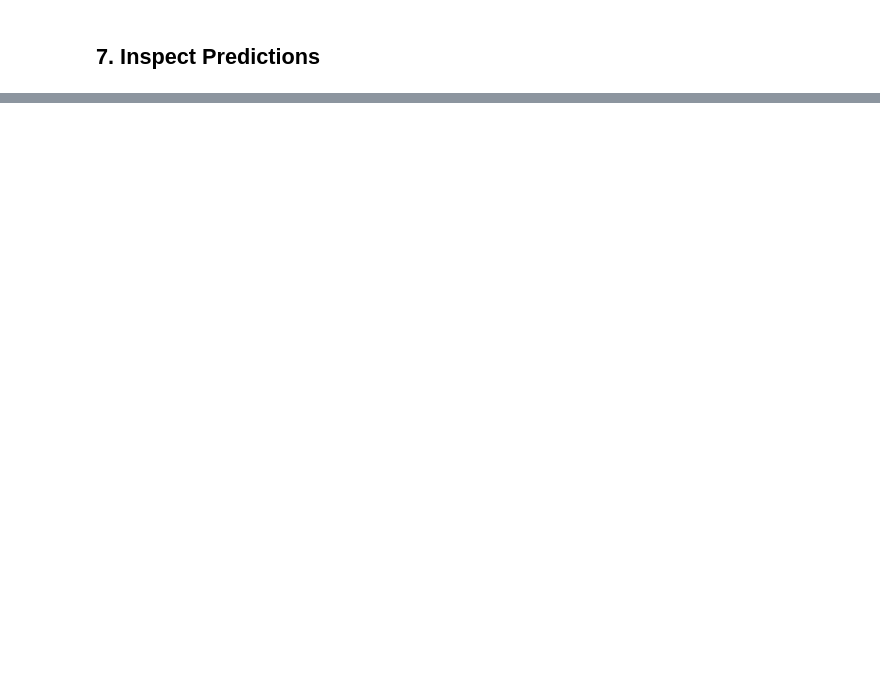
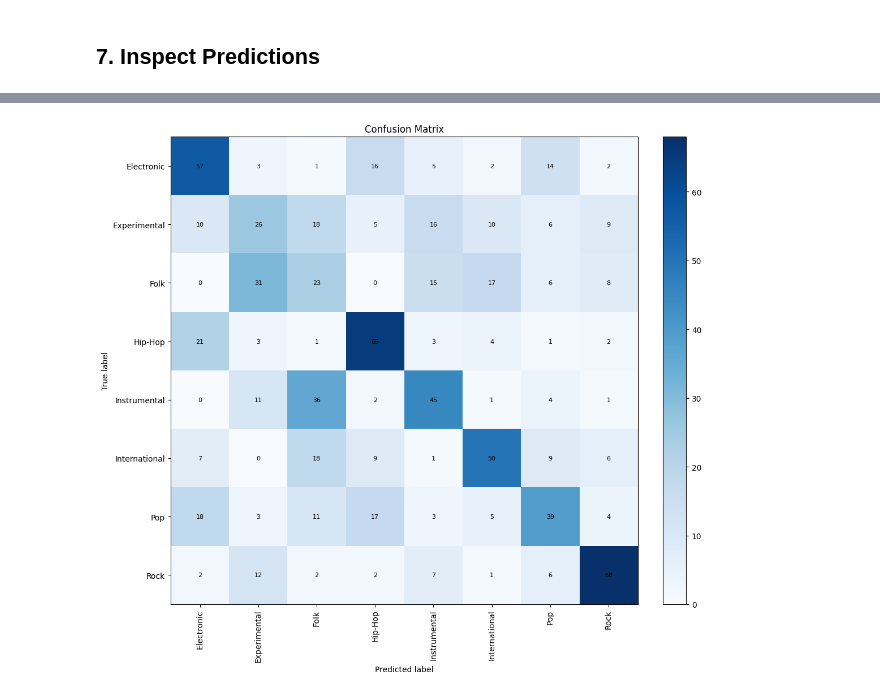
Before and after one commit to froggomelo/acml-project, a Jupyter notebook: code/random_forest/random_forest_pipeline.ipynb, the cells around one changed output, grey strips where cells are left out. Drawn from its saved outputs; the diff is of its cells as text; code cells hidden in the pictures; blank space fills up the shorter version.

```diff
--- a/code/random_forest/random_forest_pipeline.ipynb
+++ b/code/random_forest/random_forest_pipeline.ipynb
@@ -39,13 +39,14 @@ SEED = 42
 random.seed(SEED)
 np.random.seed(SEED)
 
-# Pick which cleaned FMA subset to train on. preprocess_spectrograms.ipynb writes both.
-SUBSET = "small"  # or "medium"
+# Pick which cleaned FMA subset to train on. data_preprocessing.ipynb writes both.
+SUBSET = "medium"  # or "medium"
 if SUBSET not in {"small", "medium"}:
     raise ValueError("SUBSET must be either 'small' or 'medium'.")
 
-# Resolve the dataset paths relative to either the current working directory or its parent.
-PROJECT_CANDIDATES = [Path.cwd(), Path.cwd().parent]
+# Resolve dataset paths by walking upward from the notebook working directory.
+# This lets the notebook run from the repo root, code/, or code/random_forest/.
+PROJECT_CANDIDATES = [Path.cwd(), *Path.cwd().parents]
 
 for candidate in PROJECT_CANDIDATES:
     features_path = candidate / "fma_metadata" / "features.csv"
@@ -58,13 +59,17 @@ for candidate in PROJECT_CANDIDATES:
 else:
     raise FileNotFoundError(
         "Could not find fma_metadata/features.csv and fma_preprocessed/ from the current "
-        "directory or its parent. Run preprocess_spectrograms.ipynb first to produce the "
+        "directory or its ancestors. Run data_preprocessing.ipynb first to produce the "
         "cleaned per-split CSVs in fma_preprocessed/."
     )
+
+RANDOM_FOREST_DIR = PROJECT_DIR / "code" / "random_forest"
+RANDOM_FOREST_DIR.mkdir(parents=True, exist_ok=True)
 
 print({
     "SUBSET": SUBSET,
     "PROJECT_DIR": str(PROJECT_DIR),
     "FEATURES_PATH": str(FEATURES_PATH),
     "PREPROCESSED_DIR": str(PREPROCESSED_DIR),
+    "RANDOM_FOREST_DIR": str(RANDOM_FOREST_DIR),
 })
@@ -88,7 +95,7 @@ def load_split(split: str) -> pd.DataFrame:
     split_path = PREPROCESSED_DIR / f"tracks_clean_{SUBSET}_{split}.csv"
     if not split_path.exists():
         raise FileNotFoundError(
-            f"Missing {split_path}. Run preprocess_spectrograms.ipynb to produce the "
+            f"Missing {split_path}. Run data_preprocessing.ipynb to produce the "
             f"{SUBSET} CSVs."
         )
     frame = pd.read_csv(split_path)
@@ -202,7 +241,7 @@ best_val_acc = -1.0
 best_model = None
 best_n_estimators = None
 history = []
-best_model_path = PROJECT_DIR / "code" / f"best_random_forest_{SUBSET}.pkl"
+best_model_path = RANDOM_FOREST_DIR / f"best_random_forest_{SUBSET}.pkl"
 
 for n_estimators in N_ESTIMATOR_OPTIONS:
     model = RandomForestClassifier(
@@ -383,21 +691,26 @@ confusion_df
 # %%
 import matplotlib.pyplot as plt
 
 fig, ax = plt.subplots(figsize=(12, 10))
 image = ax.imshow(confusion, cmap="Blues")
 fig.colorbar(image, ax=ax, fraction=0.046, pad=0.04)
 
 ax.set_title("Confusion Matrix")
 ax.set_xlabel("Predicted label")
 ax.set_ylabel("True label")
 ax.set_xticks(range(len(genres)))
 ax.set_yticks(range(len(genres)))
 ax.set_xticklabels(genres, rotation=90)
 ax.set_yticklabels(genres)
 
 for i in range(confusion.shape[0]):
     for j in range(confusion.shape[1]):
         ax.text(j, i, confusion[i, j], ha="center", va="center", color="black", fontsize=8)
 
 plt.tight_layout()
+confusion_matrix_path = RANDOM_FOREST_DIR / f"confusion_matrix_random_forest_{SUBSET}.png"
+fig.savefig(confusion_matrix_path, dpi=300, bbox_inches="tight")
+print(f"Saved confusion matrix to {confusion_matrix_path}")
 plt.show()
+# %% [output]
+[figure, added]
```
Also changed, not shown: parts of 13 cells of this notebook, 14 other files.
